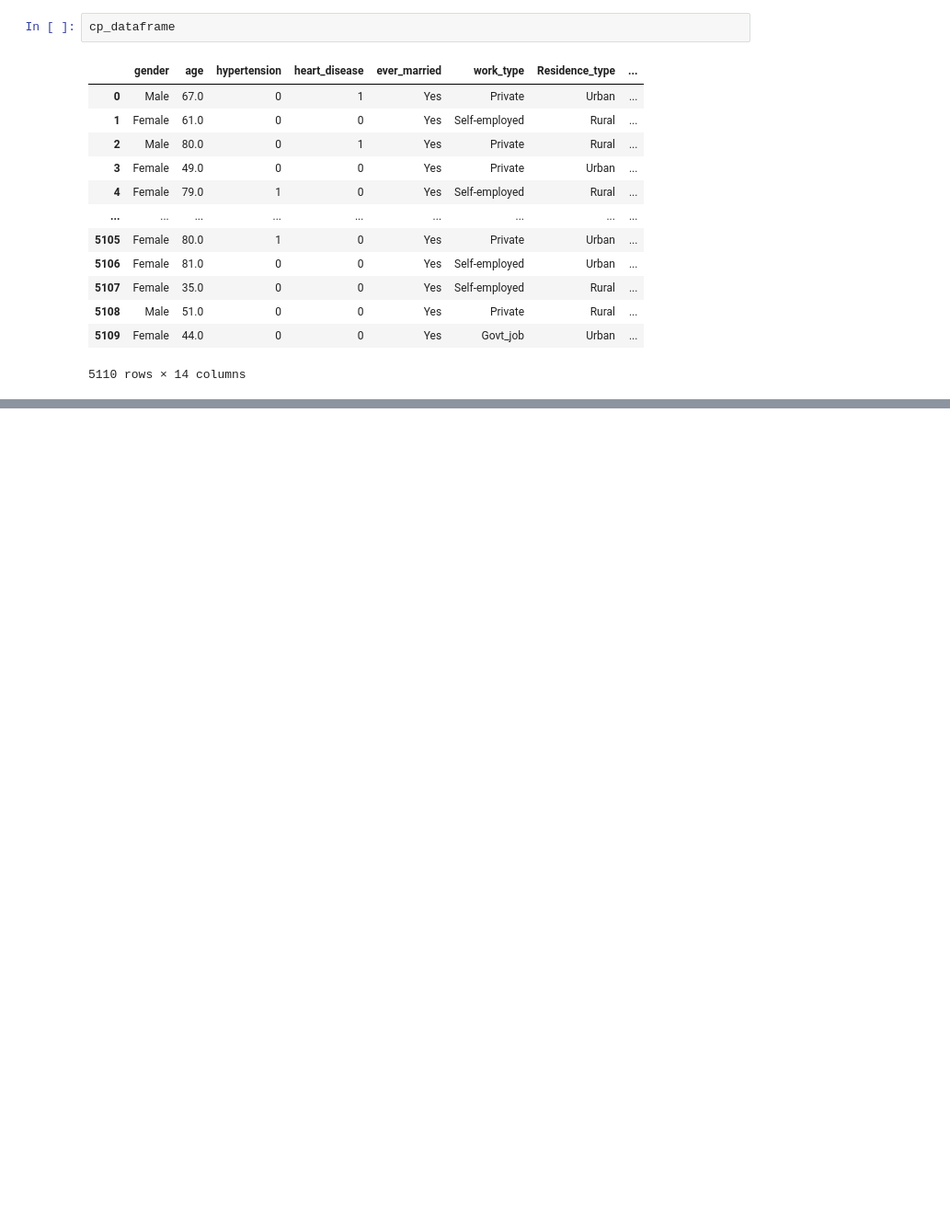
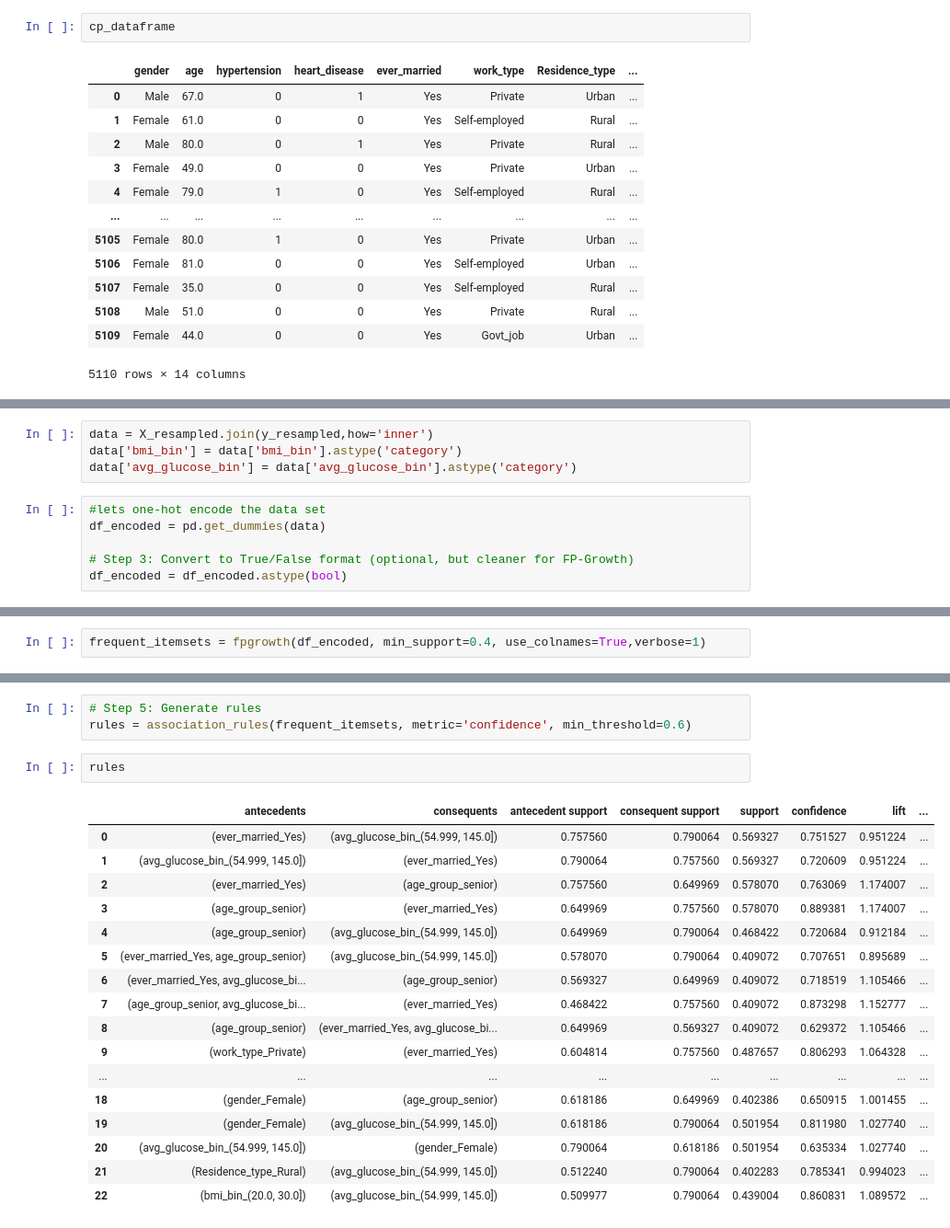
Before and after one commit to alexakh95/Data_mining, a Jupyter notebook: Project/accosiation_rules.ipynb, the cells around one changed output, grey strips where cells are left out. Shown at 92% size. Drawn from its saved outputs; the diff is of its cells as text; blank space fills up the shorter version.

Commit message:
[Stroke][Association rules] Smote in pre-process

```diff
--- a/Project/accosiation_rules.ipynb
+++ b/Project/accosiation_rules.ipynb
@@ -100,0 +150,10 @@ cp_dataframe
+# %%
+data = X_resampled.join(y_resampled,how='inner')
+data['bmi_bin'] = data['bmi_bin'].astype('category')
+data['avg_glucose_bin'] = data['avg_glucose_bin'].astype('category')
+# %%
+#lets one-hot encode the data set
+df_encoded = pd.get_dummies(data)
+
+# Step 3: Convert to True/False format (optional, but cleaner for FP-Growth)
+df_encoded = df_encoded.astype(bool)
@@ -100,0 +179,2 @@ cp_dataframe
+# %%
+frequent_itemsets = fpgrowth(df_encoded, min_support=0.4, use_colnames=True,verbose=1)
@@ -100,0 +241,23 @@ cp_dataframe
+# %%
+# Step 5: Generate rules
+rules = association_rules(frequent_itemsets, metric='confidence', min_threshold=0.6)
+# %%
+rules
+# %% [output]
+|  | antecedents | consequents | antecedent support | consequent support | support | confidence | lift | ... |
+| 0 | (ever_married_Yes) | (avg_glucose_bin_(54.999, 145.0]) | 0.757560 | 0.790064 | 0.569327 | 0.751527 | 0.951224 | ... |
+| 1 | (avg_glucose_bin_(54.999, 145.0]) | (ever_married_Yes) | 0.790064 | 0.757560 | 0.569327 | 0.720609 | 0.951224 | ... |
+| 2 | (ever_married_Yes) | (age_group_senior) | 0.757560 | 0.649969 | 0.578070 | 0.763069 | 1.174007 | ... |
+| 3 | (age_group_senior) | (ever_married_Yes) | 0.649969 | 0.757560 | 0.578070 | 0.889381 | 1.174007 | ... |
+| 4 | (age_group_senior) | (avg_glucose_bin_(54.999, 145.0]) | 0.649969 | 0.790064 | 0.468422 | 0.720684 | 0.912184 | ... |
+| 5 | (ever_married_Yes, age_group_senior) | (avg_glucose_bin_(54.999, 145.0]) | 0.578070 | 0.790064 | 0.409072 | 0.707651 | 0.895689 | ... |
+| 6 | (ever_married_Yes, avg_glucose_bi... | (age_group_senior) | 0.569327 | 0.649969 | 0.409072 | 0.718519 | 1.105466 | ... |
+| 7 | (age_group_senior, avg_glucose_bi... | (ever_married_Yes) | 0.468422 | 0.757560 | 0.409072 | 0.873298 | 1.152777 | ... |
+| 8 | (age_group_senior) | (ever_married_Yes, avg_glucose_bi... | 0.649969 | 0.569327 | 0.409072 | 0.629372 | 1.105466 | ... |
+| 9 | (work_type_Private) | (ever_married_Yes) | 0.604814 | 0.757560 | 0.487657 | 0.806293 | 1.064328 | ... |
+| ... | ... | ... | ... | ... | ... | ... | ... | ... |
+| 18 | (gender_Female) | (age_group_senior) | 0.618186 | 0.649969 | 0.402386 | 0.650915 | 1.001455 | ... |
+| 19 | (gender_Female) | (avg_glucose_bin_(54.999, 145.0]) | 0.618186 | 0.790064 | 0.501954 | 0.811980 | 1.027740 | ... |
+| 20 | (avg_glucose_bin_(54.999, 145.0]) | (gender_Female) | 0.790064 | 0.618186 | 0.501954 | 0.635334 | 1.027740 | ... |
+| 21 | (Residence_type_Rural) | (avg_glucose_bin_(54.999, 145.0]) | 0.512240 | 0.790064 | 0.402283 | 0.785341 | 0.994023 | ... |
+| 22 | (bmi_bin_(20.0, 30.0]) | (avg_glucose_bin_(54.999, 145.0]) | 0.509977 | 0.790064 | 0.439004 | 0.860831 | 1.089572 | ... |
```
Also changed, not shown: parts of 17 cells of this notebook.
